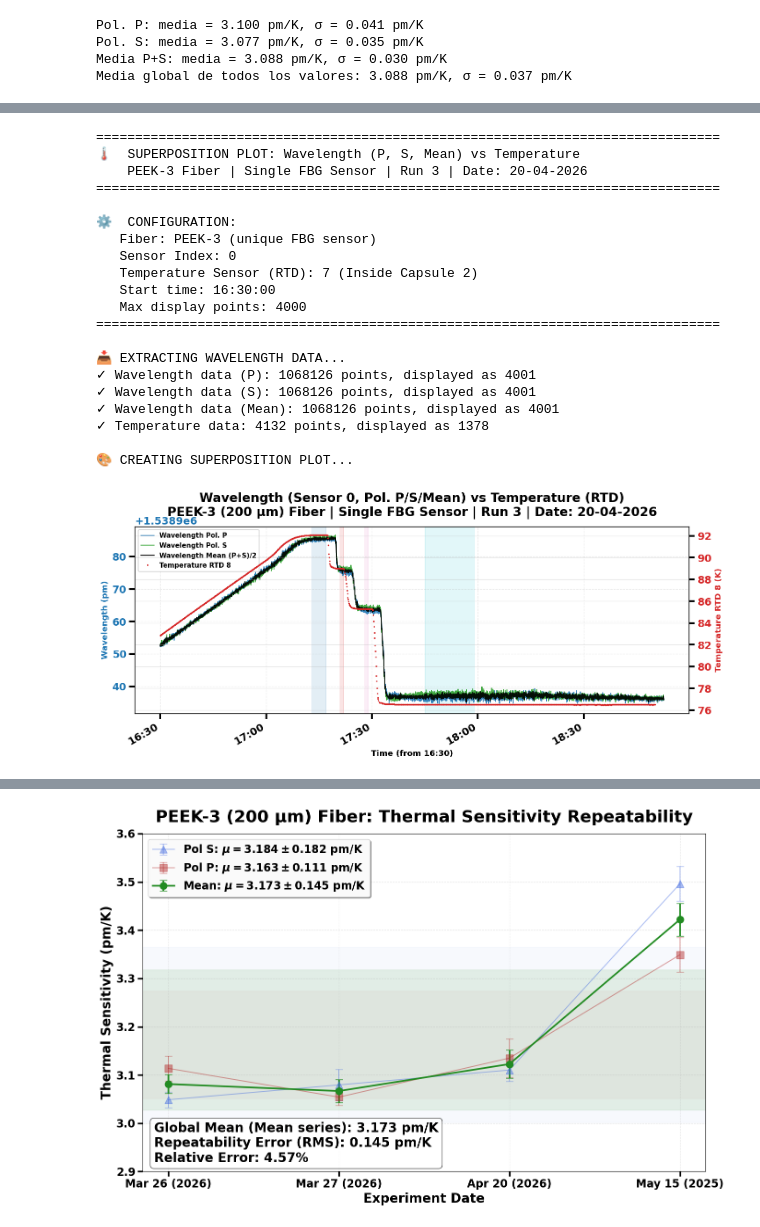
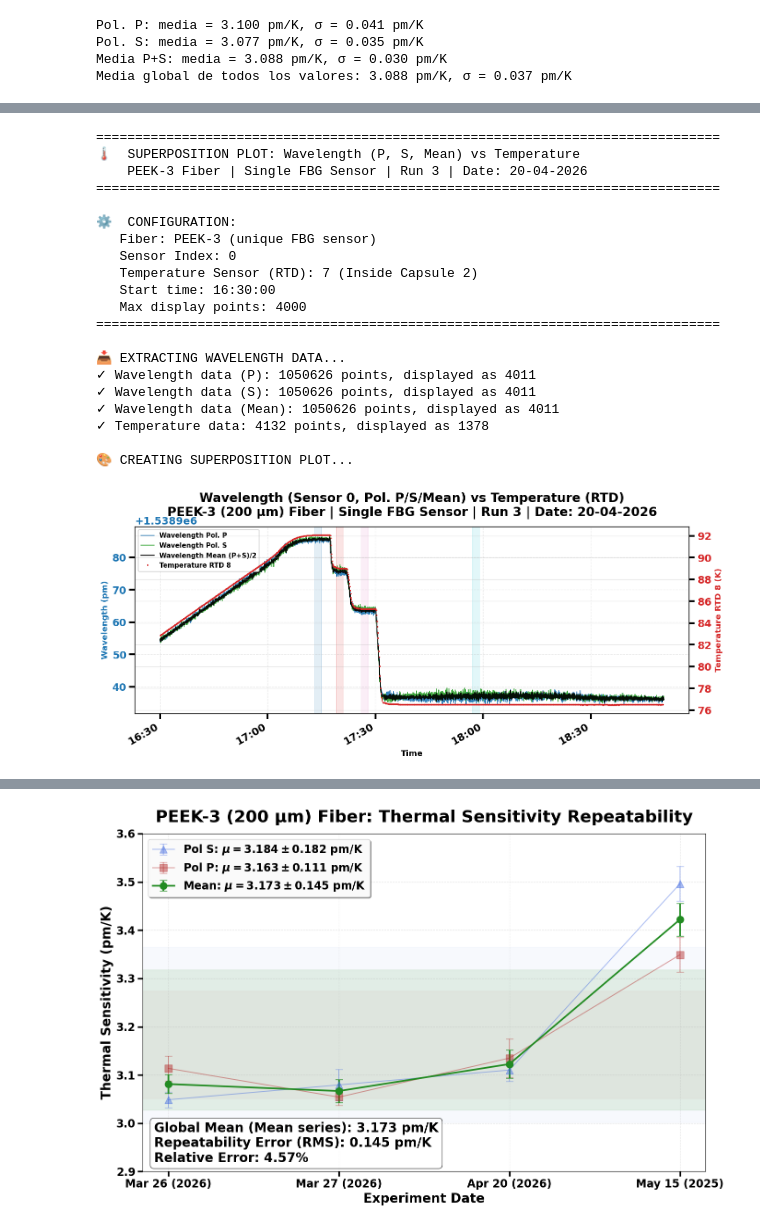
Before and after one commit to garpol/rtd-calibration-ana, a Jupyter notebook: FBG_Sensitivity_Analysis/Analysis Sens Press_PEEK3_200_20-04-2026_3.ipynb, the cells around one changed output, grey strips where cells are left out. Cells and saved outputs as stored; diff of their text form; code cells hidden in the pictures.

```diff
--- a/FBG_Sensitivity_Analysis/Analysis Sens Press_PEEK3_200_20-04-2026_3.ipynb
+++ b/FBG_Sensitivity_Analysis/Analysis Sens Press_PEEK3_200_20-04-2026_3.ipynb
@@ -565,7 +565,7 @@ INPUT_FILENAME = "/eos/user/j/jcapotor/FBGdata/ROOTFiles/pressure_setup/20260420
 #    2. Compara la hora inicial con los datos de presión/temperatura
 #    3. Calcula la diferencia y ajusta TIME_SHIFT aquí
 # ============================================================================
-TIME_SHIFT = datetime.timedelta(hours=4)
+TIME_SHIFT = datetime.timedelta(hours=4, seconds=-140)
 
 # Fiber and sensor mapping
 FIBER_MAP = {
@@ -2023,10 +2023,10 @@ plateaus_to_remove = []  # Ejemplo: [1, 3] eliminaría el 1º y 3º. BORRO TODOS
 
 # Plateaus ADICIONALES a añadir (formato: hora_inicio, hora_fin, descripción)
 plateaus_to_add = [
-    ("17:13:00", "17:17:00", "Plateau añadido manualmente"),
-    ("17:21:00", "17:22:00", "Plateau añadido manualmente"),
-    ("17:28:00", "17:29:00", "Plateau añadido manualmente"),
-    ("17:45:00", "17:59:00", "Plateau añadido manualmente"),
+    ("17:13:00", "17:15:00", "Plateau añadido manualmente"),
+    ("17:19:00", "17:21:00", "Plateau añadido manualmente"),
+    ("17:26:00", "17:28:00", "Plateau añadido manualmente"),
+    ("17:57:00", "17:59:00", "Plateau añadido manualmente"),
     # Añade aquí los plateaus que quieras adicionar:
 ]
 
@@ -4039,7 +4271,7 @@ color_temp = '#d62728'
 ax1.plot(times_wav_plot, wav_p_plot, color=color_p, linewidth=1.1, label='Wavelength Pol. P', alpha=0.9)
 ax1.plot(times_wav_plot, wav_s_plot, color=color_s, linewidth=1.1, label='Wavelength Pol. S', alpha=0.9)
 ax1.plot(times_wav_plot, wav_mean_plot, color=color_mean, linewidth=1.4, label='Wavelength Mean (P+S)/2', alpha=0.9)
-ax1.set_xlabel('Time (from 16:30)', fontsize=11, fontweight='bold')
+ax1.set_xlabel('Time', fontsize=11, fontweight='bold')
 ax1.set_ylabel('Wavelength (pm)', fontsize=11, fontweight='bold', color='tab:blue')
 ax1.tick_params(axis='y', labelcolor='tab:blue')
 ax1.grid(alpha=0.25, linestyle='--')
@@ -4086,37 +4318,37 @@ print(f"{'P':<15} {np.min(wav_p_filt):<15.4f} {np.max(wav_p_filt):<15.4f} {np.ma
 print(f"{'S':<15} {np.min(wav_s_filt):<15.4f} {np.max(wav_s_filt):<15.4f} {np.max(wav_s_filt)-np.min(wav_s_filt):<15.4f} {np.mean(wav_s_filt):<15.4f}")
 print(f"{'Mean':<15} {np.min(wav_mean_filt):<15.4f} {np.max(wav_mean_filt):<15.4f} {np.max(wav_mean_filt)-np.min(wav_mean_filt):<15.4f} {np.mean(wav_mean_filt):<15.4f}")
 print("-" * 80)
 print(f"\n🌡️  TEMPERATURE STATISTICS (from 16:30):")
 print("-" * 80)
 print(f"{'Min Temperature':<20} {np.min(temp_filt):<15.4f} K")
 print(f"{'Max Temperature':<20} {np.max(temp_filt):<15.4f} K")
 print(f"{'Temperature Range':<20} {np.max(temp_filt)-np.min(temp_filt):<15.4f} K")
 print(f"{'Mean Temperature':<20} {np.mean(temp_filt):<15.4f} K")
 print("-" * 80)
 print("\n✅ Analysis complete!")
 print("=" * 80)
 # %% [output]
 ================================================================================
 🌡️  SUPERPOSITION PLOT: Wavelength (P, S, Mean) vs Temperature
     PEEK-3 Fiber | Single FBG Sensor | Run 3 | Date: 20-04-2026
 ================================================================================
 
 ⚙️  CONFIGURATION:
    Fiber: PEEK-3 (unique FBG sensor)
    Sensor Index: 0
    Temperature Sensor (RTD): 7 (Inside Capsule 2)
    Start time: 16:30:00
    Max display points: 4000
 ================================================================================
 
 📥 EXTRACTING WAVELENGTH DATA...
-✓ Wavelength data (P): 1068126 points, displayed as 4001
-✓ Wavelength data (S): 1068126 points, displayed as 4001
-✓ Wavelength data (Mean): 1068126 points, displayed as 4001
+✓ Wavelength data (P): 1050626 points, displayed as 4011
+✓ Wavelength data (S): 1050626 points, displayed as 4011
+✓ Wavelength data (Mean): 1050626 points, displayed as 4011
 ✓ Temperature data: 4132 points, displayed as 1378
 
 🎨 CREATING SUPERPOSITION PLOT...
-[figure, old version]
+[figure, new version]
 ✅ Superposition plot generated successfully
 ================================================================================
 
```
Also changed, not shown: parts of 17 cells of this notebook, 11 other files.
